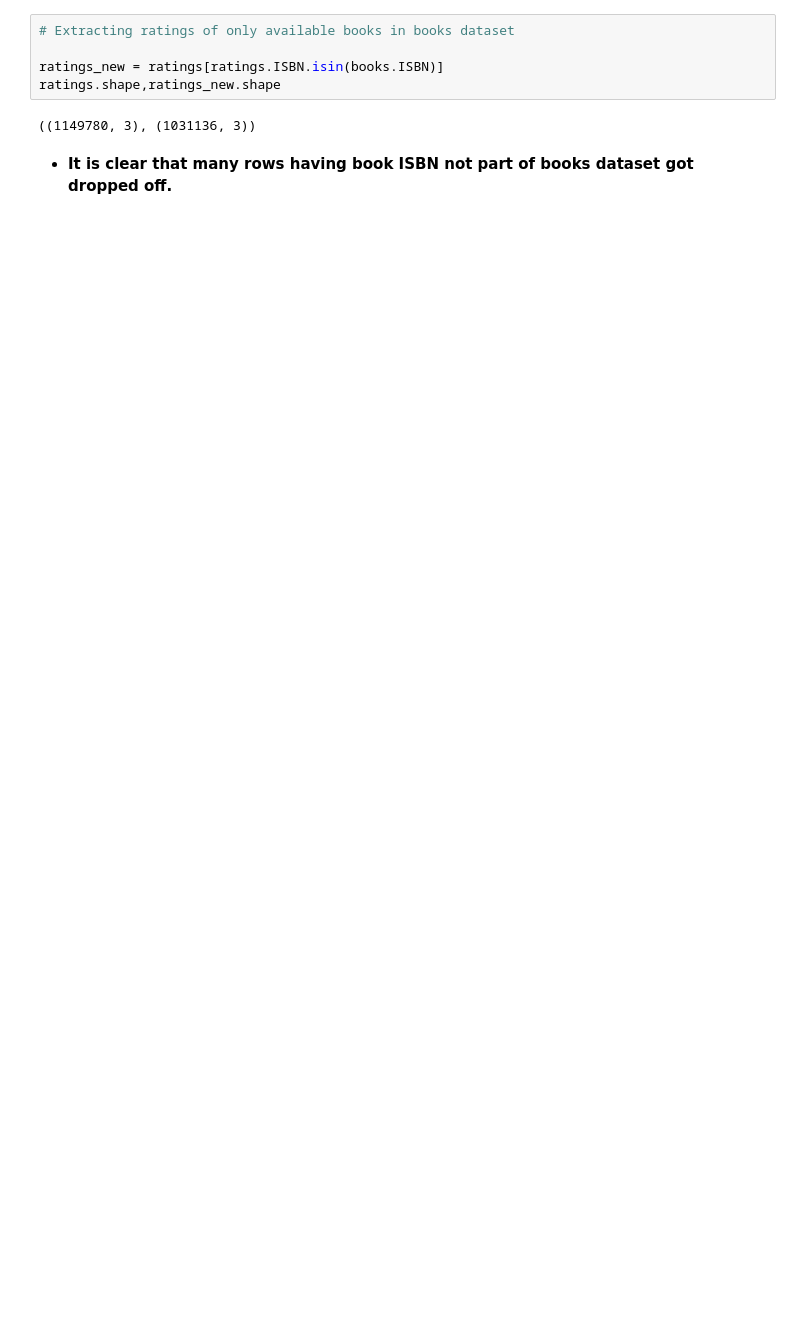
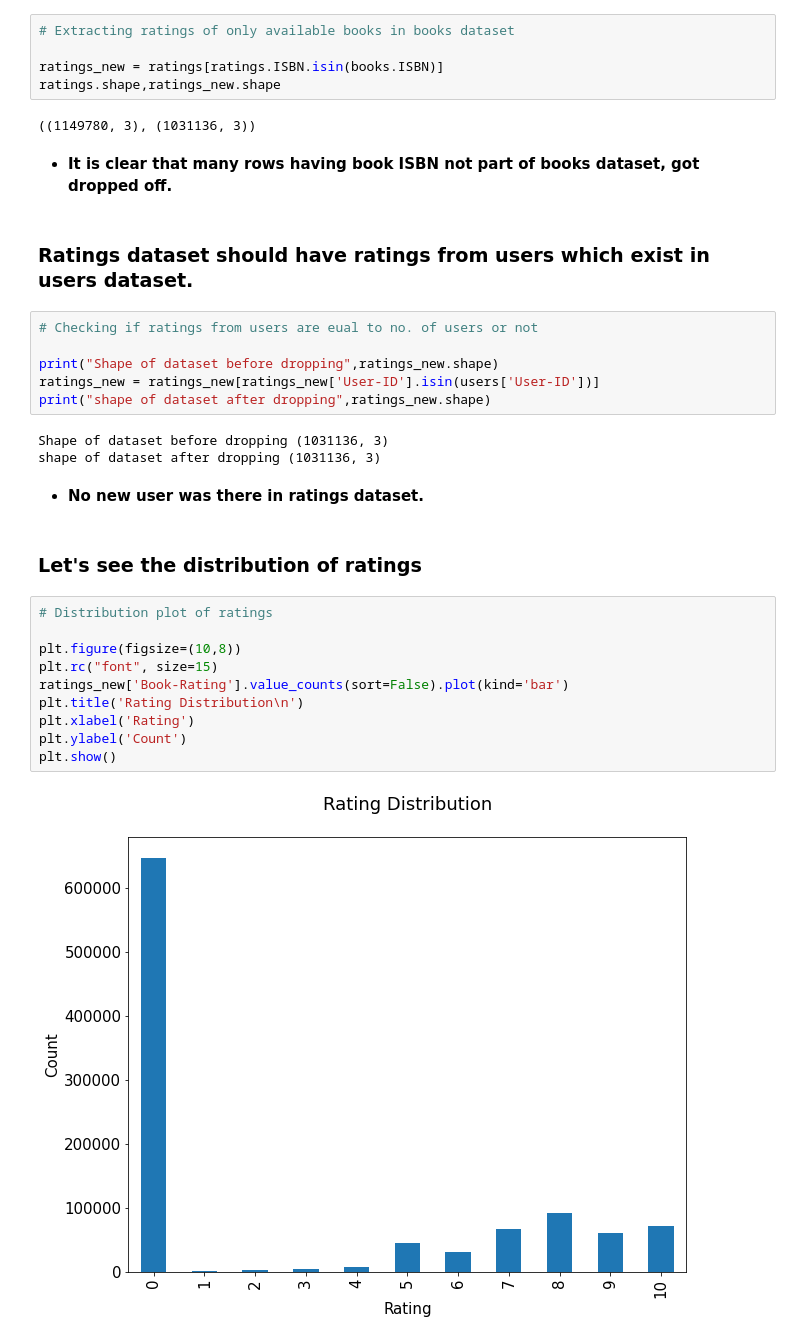
Before and after one commit to PuroshotamSingh/Book-Recommendation-System, a Jupyter notebook: Book_Recommendation_System_Puroshotam_Kumar_Singh_Capstone_Project_4.ipynb, the cells around one changed output. Cells and saved outputs as stored; diff of their text form; blank space fills up the shorter version.

```diff
--- a/Book_Recommendation_System_Puroshotam_Kumar_Singh_Capstone_Project_4.ipynb
+++ b/Book_Recommendation_System_Puroshotam_Kumar_Singh_Capstone_Project_4.ipynb
@@ -595,4 +595,31 @@ ratings.shape,ratings_new.shape
 # %% [output]
 ((1149780, 3), (1031136, 3))
 # %% [markdown]
-* **It is clear that many rows having book ISBN not part of books dataset got dropped off.**
+* **It is clear that many rows having book ISBN not part of books dataset, got dropped off.**
+# %% [markdown]
+### **Ratings dataset should have ratings from users which exist in users dataset.**
+# %%
+# Checking if ratings from users are eual to no. of users or not
+
+print("Shape of dataset before dropping",ratings_new.shape)
+ratings_new = ratings_new[ratings_new['User-ID'].isin(users['User-ID'])]
+print("shape of dataset after dropping",ratings_new.shape)
+# %% [output]
+Shape of dataset before dropping (1031136, 3)
+shape of dataset after dropping (1031136, 3)
+# %% [markdown]
+* **No new user was there in ratings dataset.**
+# %% [markdown]
+### **Let's see the distribution of ratings**
+# %%
+# Distribution plot of ratings
+
+plt.figure(figsize=(10,8))
+plt.rc("font", size=15)
+ratings_new['Book-Rating'].value_counts(sort=False).plot(kind='bar')
+plt.title('Rating Distribution\n')
+plt.xlabel('Rating')
+plt.ylabel('Count')
+plt.show()
+# %% [output]
+[figure, added]
```
Also changed, not shown: parts of 19 cells of this notebook.
